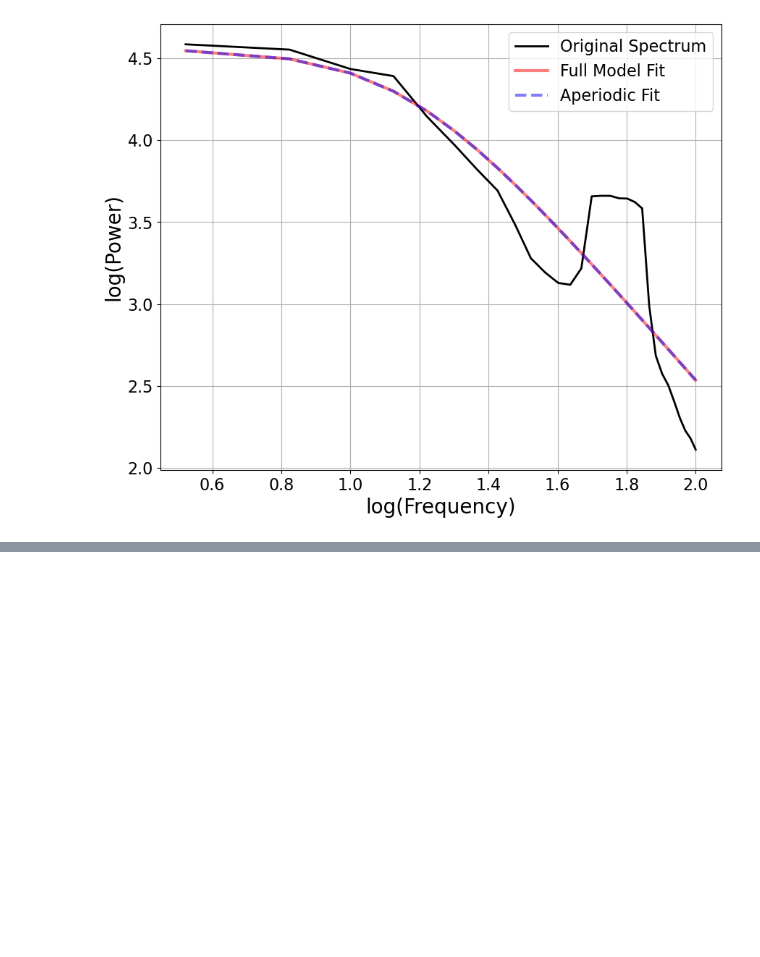
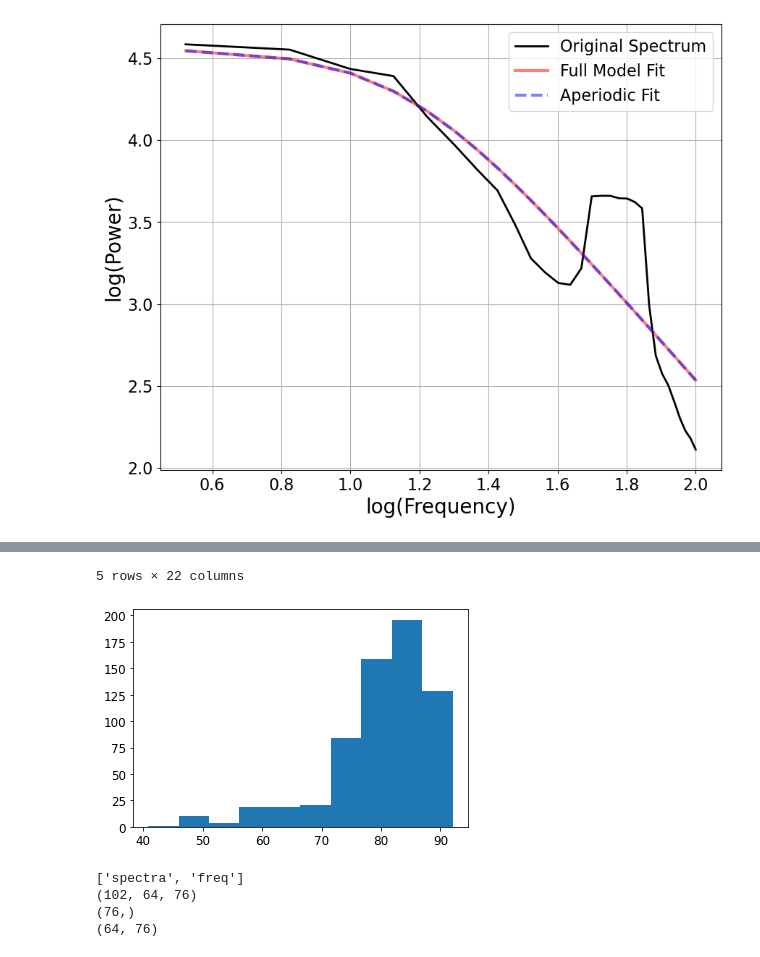
Before and after one commit to voytekresearch/v1_v4_1024_elec, a Jupyter notebook: notebooks/investigate_poor_model_fits.ipynb, the cells around one changed output, grey strips where cells are left out. Saved outputs shown, nothing was run; the diff lists cells and outputs as text; code cells hidden in the pictures; blank space fills up the shorter version.

```diff
--- a/notebooks/investigate_poor_model_fits.ipynb
+++ b/notebooks/investigate_poor_model_fits.ipynb
@@ -301,0 +306,3 @@ fg_worst.plot(plt_log=True)
+# %%
+df_spec = pd.read_csv(f"{PROJECT_PATH}/data/results/lfp_spectral_params.csv", index_col=0)
+df_spec
@@ -301,0 +323,5 @@ fg_worst.plot(plt_log=True)
+# %%
+df = df_spec[df_spec['bw_1']==20]
+plt.hist(df['cf_1'])
+df.tail()
+# %% [output]
@@ -301,0 +334,20 @@ fg_worst.plot(plt_log=True)
+5 rows × 22 columns
+[figure, added]
+# %%
+# load example data
+fname = r"G:\Shared drives\v1_v4_1024\data\lfp\lfp_psd\A_SNR_041018\NSP8_array15_LFP_pre.npz"
+data_in = np.load(fname)
+print(data_in.files)
+spectra = data_in['spectra']
+freq = data_in['freq']
+print(spectra.shape)
+print(freq.shape)
+
+# compute mean across trials
+spectra_mean = np.mean(spectra, axis=0)
+print(spectra_mean.shape)
+# %% [output]
+['spectra', 'freq']
+(102, 64, 76)
+(76,)
+(64, 76)
```
Also changed, not shown: parts of 6 cells of this notebook.
